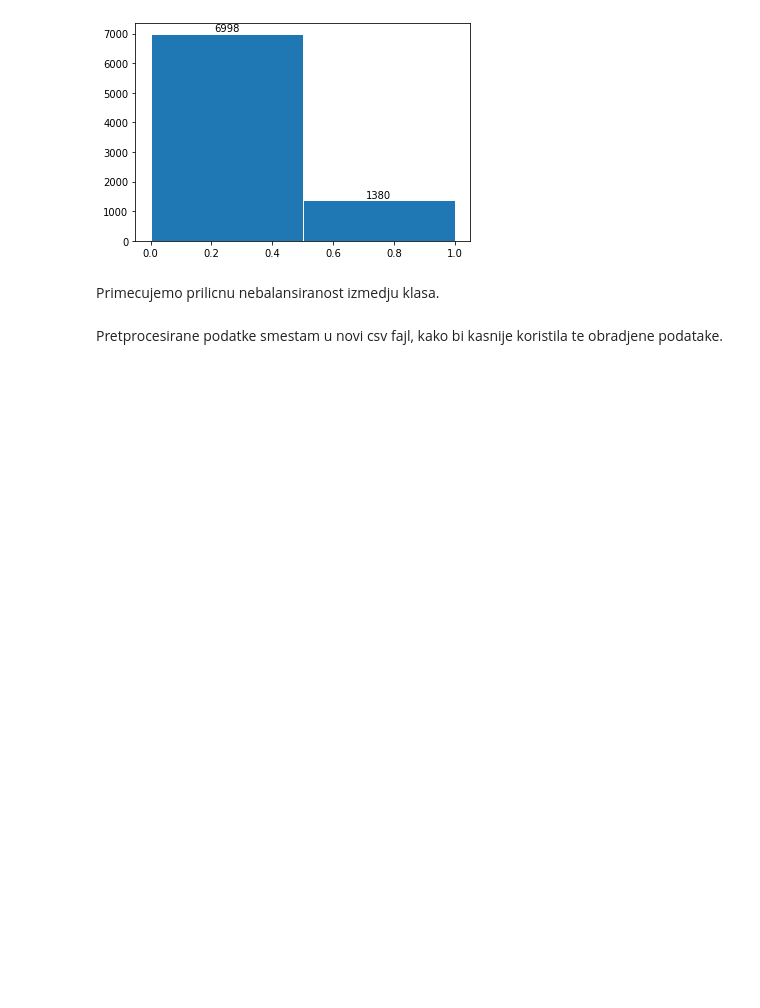
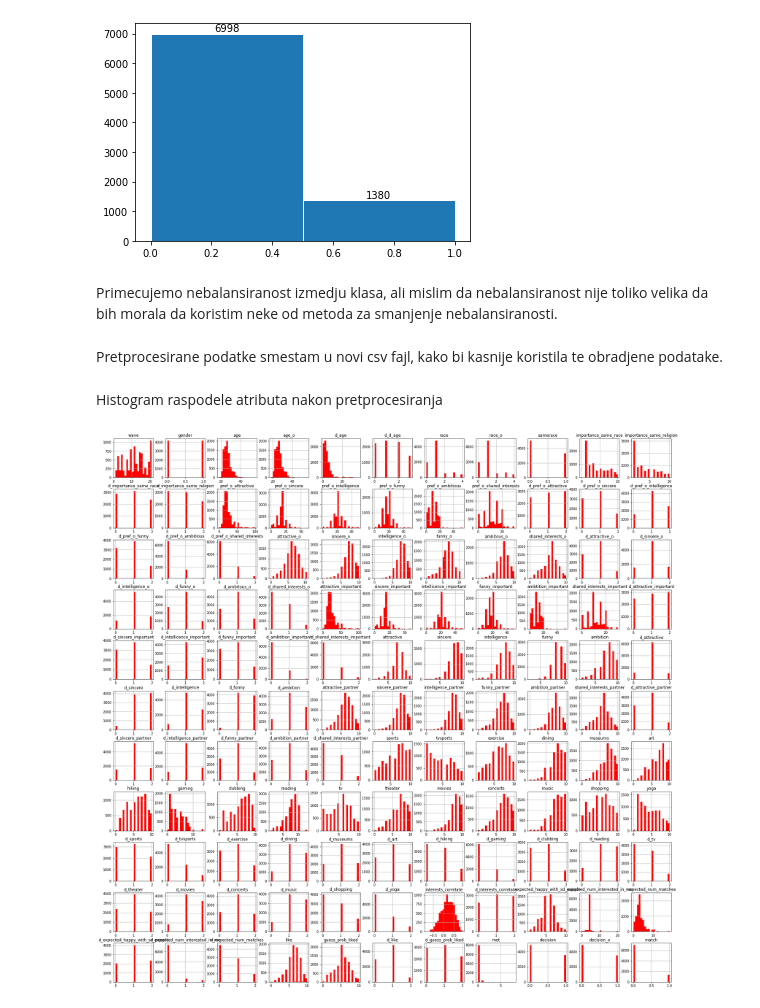
Before and after one commit to MATF-istrazivanje-podataka-1/2023_Data_Mining_SpeedDating_Dataset, a Jupyter notebook: analizaIPretprocesiranje.ipynb, the cells around one changed output. Drawn from its saved outputs; the diff is of its cells as text; code cells hidden in the pictures; blank space fills up the shorter version.

```diff
--- a/analizaIPretprocesiranje.ipynb
+++ b/analizaIPretprocesiranje.ipynb
@@ -284,16 +300,0 @@ Proveravamo kolerisanost izmedju svaka 2 atibuta i izbacujem jedan od onih atrib
-# %%
-column_num = len(data.columns)
-column_names = data.columns
-
-columns_to_drop = []
-for i in range(0,column_num-1):
-    for j in range(i+1,column_num):
-        c1 = column_names[i];
-        c2 = column_names[j];
-        corr = data[c1].corr(data[c2])
-        if(abs(corr) >= 0.85):
-            print(c1,c2,corr)
-            columns_to_drop.append(c1)
-print(columns_to_drop)
-data.drop(columns = columns_to_drop,inplace = True)
-print(len(data.columns))
@@ -357,9 +340,15 @@ for fr, x in zip(freq, bin_centers):
 plt.show()
 # %% [output]
 [figure]
-# %% [markdown]
-Primecujemo prilicnu nebalansiranost izmedju klasa.
+# %% [markdown]
+Primecujemo nebalansiranost izmedju klasa, ali mislim da nebalansiranost nije toliko velika da bih morala da koristim neke od metoda za smanjenje nebalansiranosti.
 # %% [markdown]
 Pretprocesirane podatke smestam u novi csv fajl, kako bi kasnije koristila te obradjene podatake.
 # %%
 data.to_csv('sredjeni_podaci.csv')
+# %% [markdown]
+Histogram raspodele atributa nakon pretprocesiranja
+# %%
+h=pd.DataFrame.hist(data, figsize = (30,30), column = columns, color="red", bins=20, xlabelsize=10, ylabelsize=10)
+# %% [output]
+[figure, added]
```
Also changed, not shown: parts of 9 cells of this notebook.
